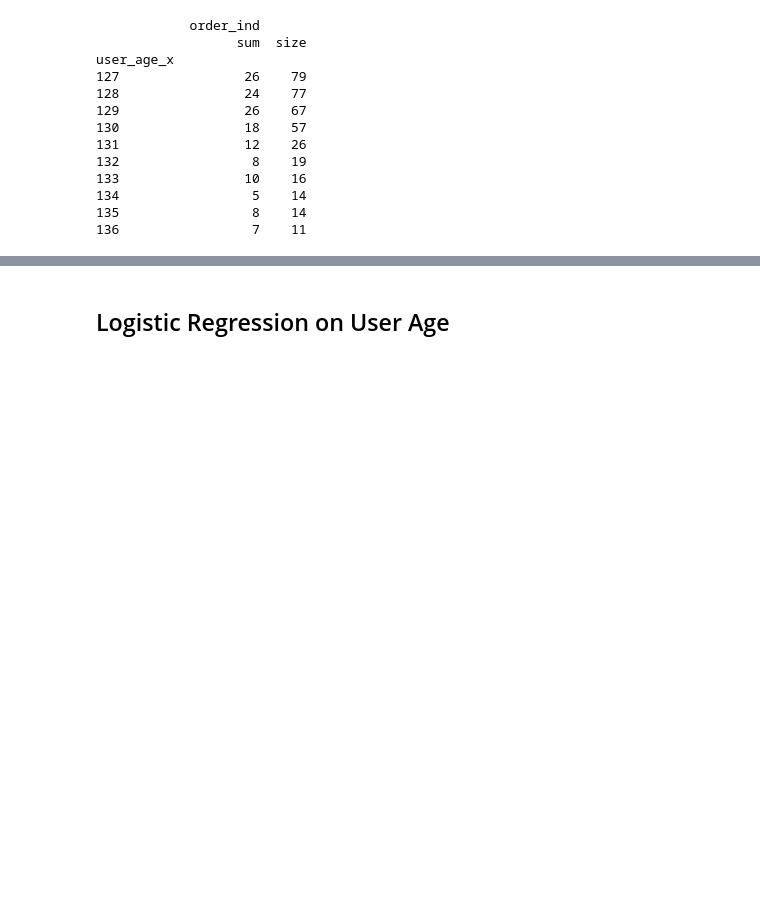
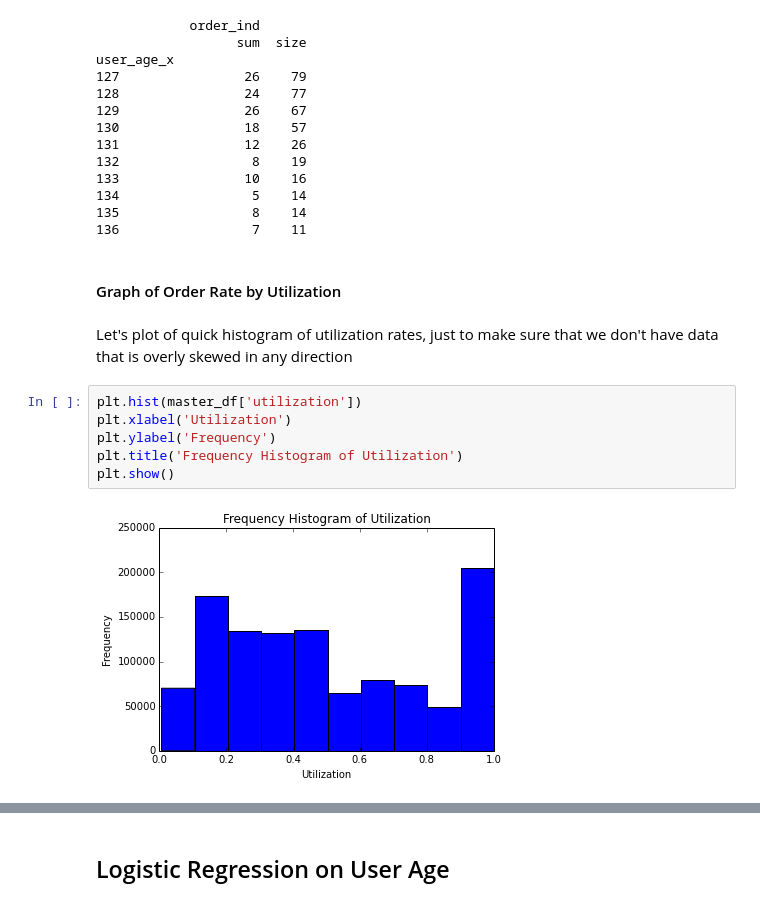
Before and after one commit to chprabhu/data_science_challenge, a Jupyter notebook: data_science_challenge.ipynb, the cells around one changed output, grey strips where cells are left out. Drawn from its saved outputs; the diff is of its cells as text; blank space fills up the shorter version.

```diff
--- a/data_science_challenge.ipynb
+++ b/data_science_challenge.ipynb
@@ -132,3 +117,15 @@ user_age_x
 134                 5    14
 135                 8    14
 136                 7    11
+# %% [markdown]
+#### Graph of Order Rate by Utilization
+# %% [markdown]
+Let's plot of quick histogram of utilization rates, just to make sure that we don't have data that is overly skewed in any direction
+# %%
+plt.hist(master_df['utilization'])
+plt.xlabel('Utilization')
+plt.ylabel('Frequency')
+plt.title('Frequency Histogram of Utilization')
+plt.show()
+# %% [output]
+[figure, added]
```
Also changed, not shown: parts of 31 cells of this notebook.
